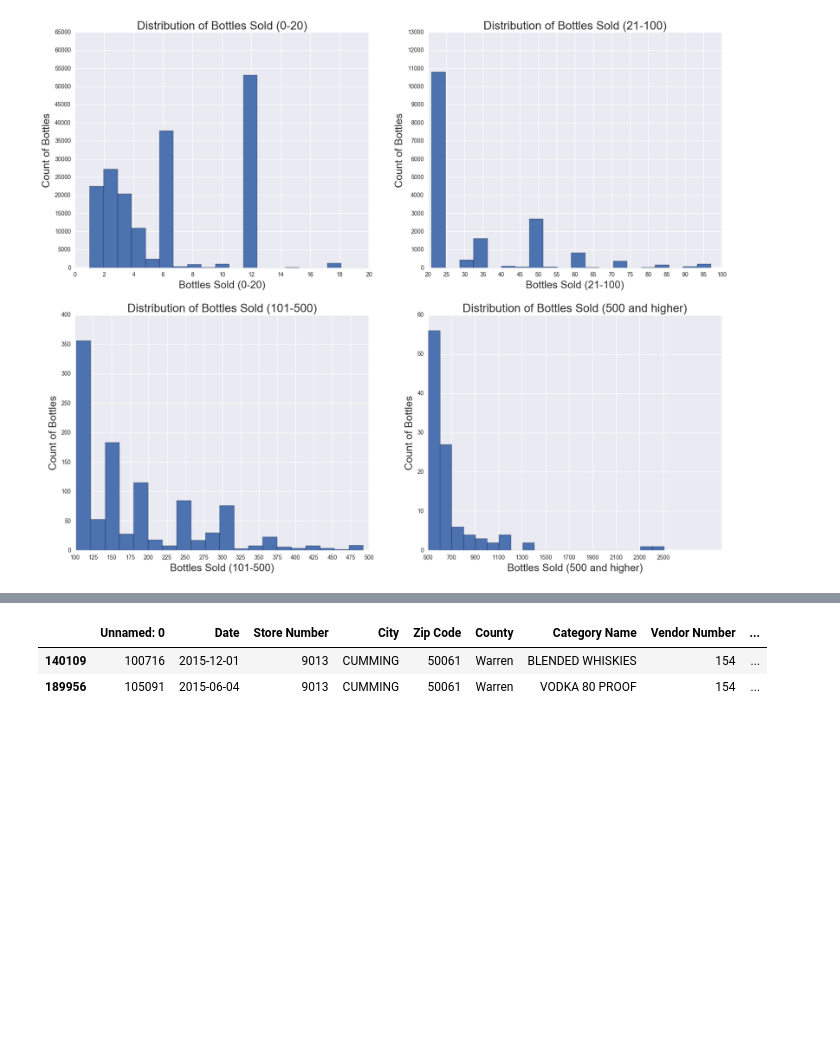
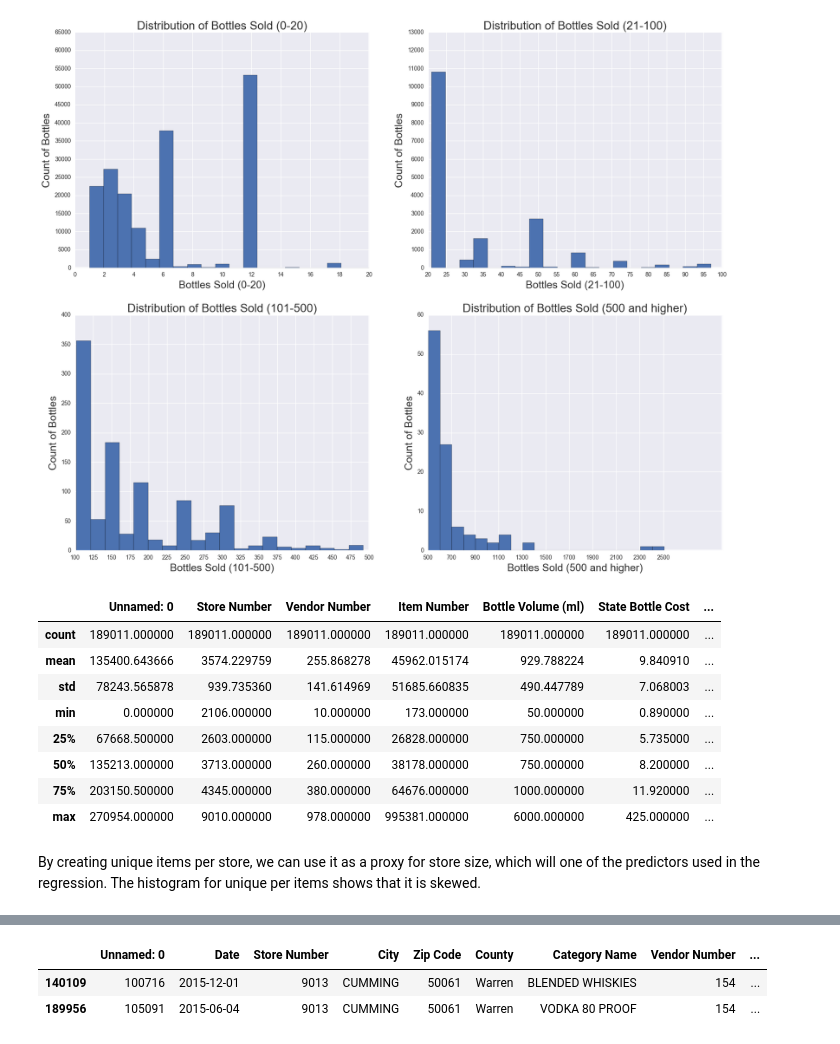
Before and after one commit to tvoreyer/project_3, a Jupyter notebook: starter-code/Project 3 Starter Code.ipynb, the cells around one changed output, grey strips where cells are left out. Cells and saved outputs as stored; diff of their text form; code cells hidden in the pictures; blank space fills up the shorter version.

```diff
--- a/starter-code/Project 3 Starter Code.ipynb
+++ b/starter-code/Project 3 Starter Code.ipynb
@@ -242,3 +179,17 @@ cat_bin_df = cat_bin_df.rename(columns = {0:'Category_Bins'})
+# %%
+df[df['Bottles Sold'] < 26].describe()
+# %% [output]
+|  | Unnamed: 0 | Store Number | Vendor Number | Item Number | Bottle Volume (ml) | State Bottle Cost | ... |
+| count | 189011.000000 | 189011.000000 | 189011.000000 | 189011.000000 | 189011.000000 | 189011.000000 | ... |
+| mean | 135400.643666 | 3574.229759 | 255.868278 | 45962.015174 | 929.788224 | 9.840910 | ... |
+| std | 78243.565878 | 939.735360 | 141.614969 | 51685.660835 | 490.447789 | 7.068003 | ... |
+| min | 0.000000 | 2106.000000 | 10.000000 | 173.000000 | 50.000000 | 0.890000 | ... |
+| 25% | 67668.500000 | 2603.000000 | 115.000000 | 26828.000000 | 750.000000 | 5.735000 | ... |
+| 50% | 135213.000000 | 3713.000000 | 260.000000 | 38178.000000 | 750.000000 | 8.200000 | ... |
+| 75% | 203150.500000 | 4345.000000 | 380.000000 | 64676.000000 | 1000.000000 | 11.920000 | ... |
+| max | 270954.000000 | 9010.000000 | 978.000000 | 995381.000000 | 6000.000000 | 425.000000 | ... |
+# %% [markdown]
+By creating unique items per store, we can use it as a proxy for store size, which will one of the predictors used in the regression. The histogram for unique per items shows that it is skewed.
 # %%
 #creating unique items per store - possible proxy for sq footage given more items per store means a bigger store
 #assumption is that that if an item did not sell, the business would remove them from the shelves, each business would maximize revenues
```
Also changed, not shown: parts of 28 cells of this notebook.
